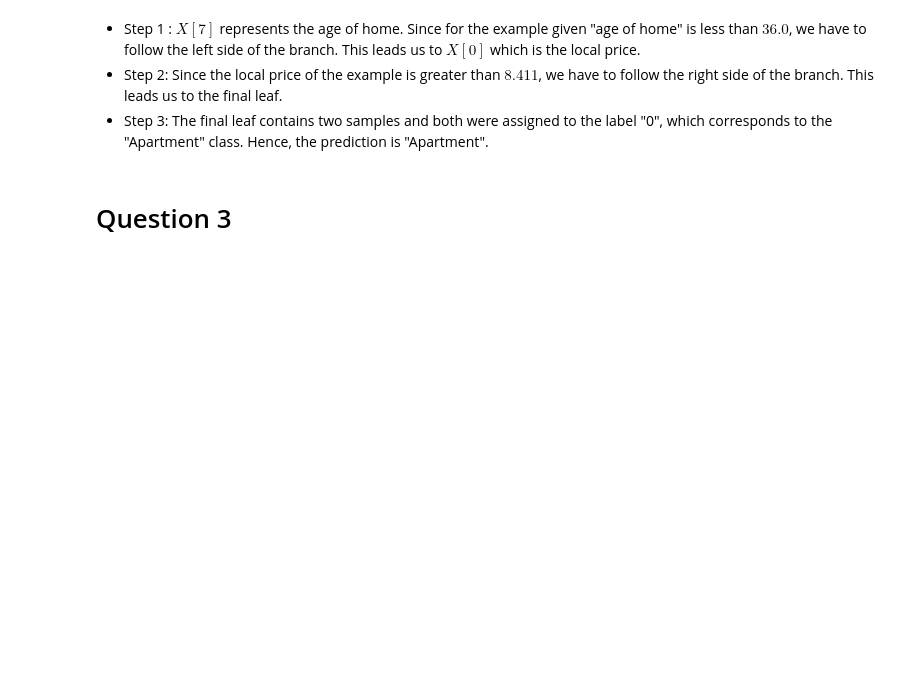
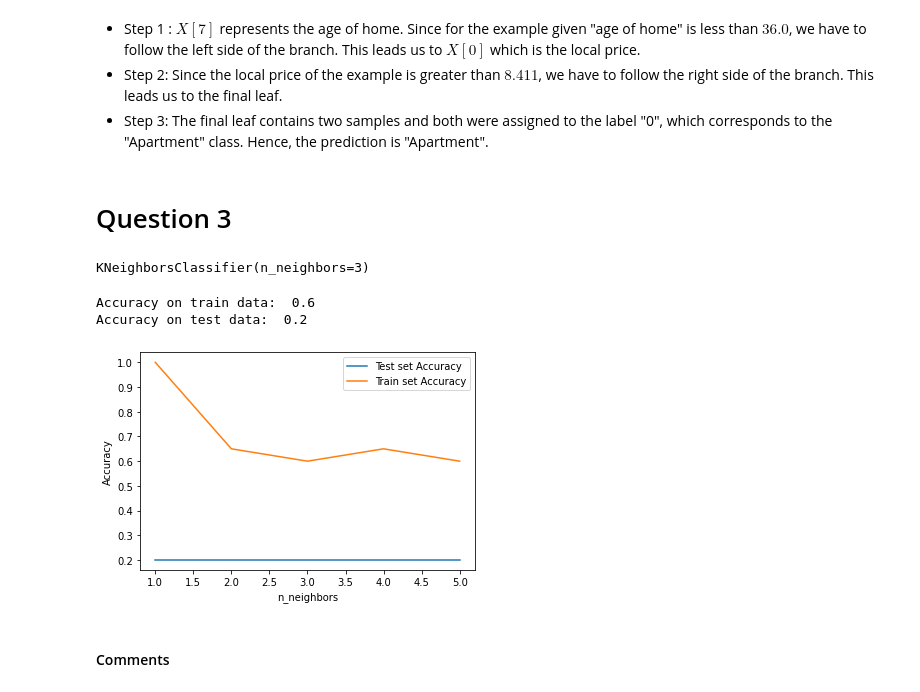
Before and after one commit to anav1001/CS-5783-Fall2022, a Jupyter notebook: Assignment_4/Assignment_4.ipynb, the cells around one changed output. Drawn from its saved outputs; the diff is of its cells as text; code cells hidden in the pictures; blank space fills up the shorter version.

```diff
--- a/Assignment_4/Assignment_4.ipynb
+++ b/Assignment_4/Assignment_4.ipynb
@@ -340,3 +340,43 @@ plt.show()
 -  Step 3: The final leaf contains two samples and both were assigned to the label "0", which corresponds to the "Apartment" class. Hence, the prediction is "Apartment".
 # %% [markdown]
 # Question 3
+# %%
+#k-neares neighbor with k=3
+knn = KNeighborsClassifier(n_neighbors=3)
+knn.fit(X, Y)
+# %% [output]
+KNeighborsClassifier(n_neighbors=3)
+# %%
+train_accuracy = knn.score(X, Y)
+test_accuracy = knn.score(x, y)
+
+print("Accuracy on train data: ",train_accuracy)
+print("Accuracy on test data: ", test_accuracy)
+# %% [output]
+Accuracy on train data:  0.6
+Accuracy on test data:  0.2
+# %%
+# Loop over K values
+neighbors = np.arange(1,6)
+train_acc = np.empty(len(neighbors))
+test_acc = np.empty(len(neighbors))
+
+for i, k in enumerate(neighbors):
+    knn_new = KNeighborsClassifier(n_neighbors=k,algorithm='ball_tree')
+    knn_new.fit(X, Y)
+
+    # Compute training and test data accuracy
+    train_acc[i] = knn_new.score(X, Y)
+    test_acc[i] = knn_new.score(x, y)
+# %%
+plt.plot(neighbors, test_acc, label = 'Test set Accuracy')
+plt.plot(neighbors, train_acc, label = 'Train set Accuracy')
+
+plt.legend()
+plt.xlabel('n_neighbors')
+plt.ylabel('Accuracy')
+plt.show()
+# %% [output]
+[figure, added]
+# %% [markdown]
+#### Comments
```
Also changed, not shown: parts of 1 cell of this notebook.
